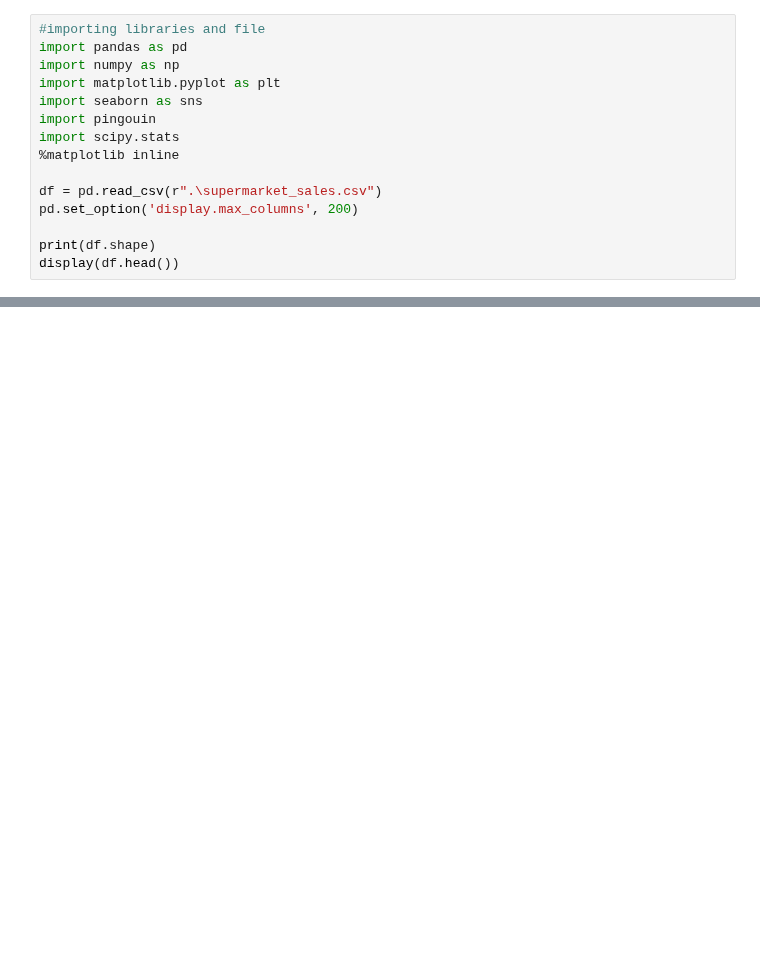
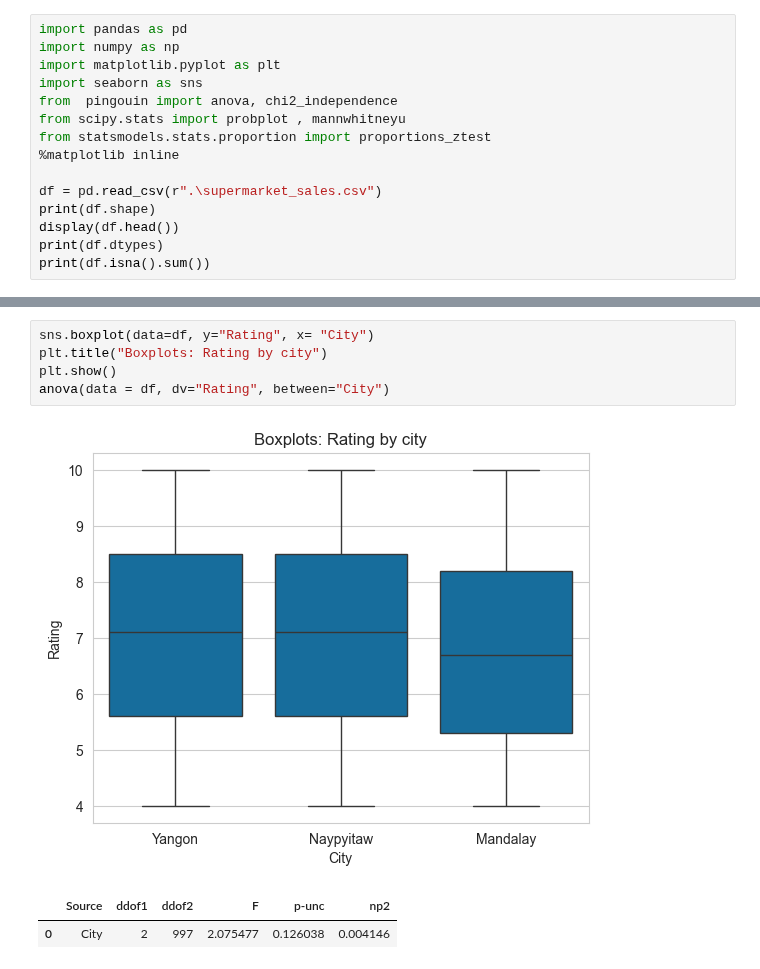
Before and after one commit to GabrielMazzotta/Hypothesis-Testing---Supermarket-Sales, a Jupyter notebook: Hypothesis Testing.ipynb, the cells around one changed output, grey strips where cells are left out. Saved outputs shown, nothing was run; the diff lists cells and outputs as text; blank space fills up the shorter version.

```diff
--- a/Hypothesis Testing.ipynb
+++ b/Hypothesis Testing.ipynb
@@ -1,18 +9,18 @@
 # %%
-#importing libraries and file
 import pandas as pd
 import numpy as np
 import matplotlib.pyplot as plt
 import seaborn as sns
-import pingouin
-import scipy.stats
+from  pingouin import anova, chi2_independence
+from scipy.stats import probplot , mannwhitneyu
+from statsmodels.stats.proportion import proportions_ztest
 %matplotlib inline
 
 df = pd.read_csv(r".\supermarket_sales.csv")
-pd.set_option('display.max_columns', 200)
-
 print(df.shape)
 display(df.head())
+print(df.dtypes)
+print(df.isna().sum())
 # %% [output]
 (1000, 17)
 |  | Invoice ID | Branch | City | Customer type | Gender | Product line | Unit price | Quantity | Tax 5% | ... |
@@ -88,0 +138,9 @@ sns.countplot(data=df, x="Product line")
+# %%
+sns.boxplot(data=df, y="Rating", x= "City")
+plt.title("Boxplots: Rating by city")
+plt.show()
+anova(data = df, dv="Rating", between="City")
+# %% [output]
+[figure, added]
+|  | Source | ddof1 | ddof2 | F | p-unc | np2 |
+| 0 | City | 2 | 997 | 2.075477 | 0.126038 | 0.004146 |
```
Also changed, not shown: parts of 27 cells of this notebook, 2 other files.
